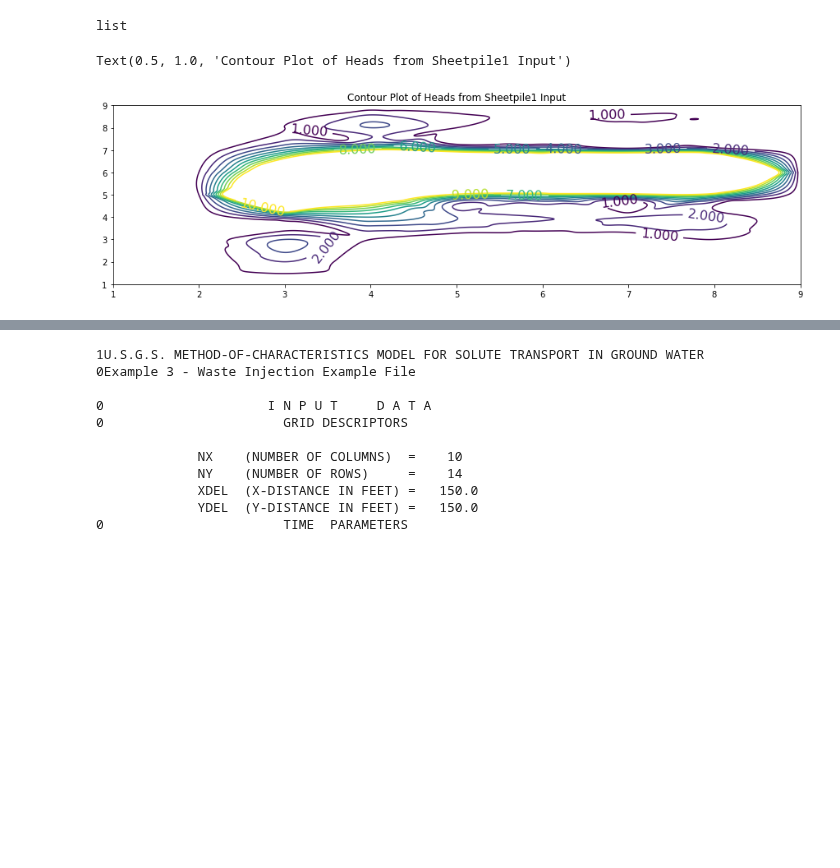
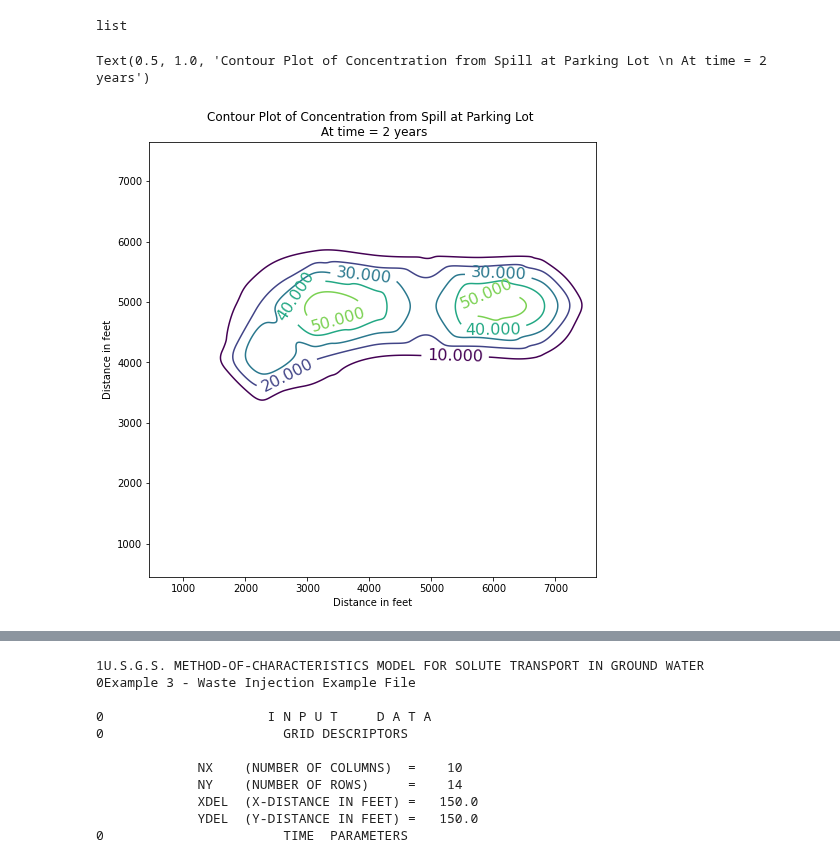
Before and after one commit to dustykat/ce-5364-webroot, a Jupyter notebook: ce5364notes/_build/jupyter_execute/chapters/12usgsmocmodel/usgsmoc.ipynb, the cells around one changed output, grey strips where cells are left out. Saved outputs shown, nothing was run; the diff lists cells and outputs as text; code cells hidden in the pictures; blank space fills up the shorter version.

```diff
--- a/ce5364notes/_build/jupyter_execute/chapters/12usgsmocmodel/usgsmoc.ipynb
+++ b/ce5364notes/_build/jupyter_execute/chapters/12usgsmocmodel/usgsmoc.ipynb
@@ -375,6 +375,13 @@ ascii_array = [
 distancex=[1,2,3,4,5,6,7,8,9]
 distancey=[1,2,3,4,5,6,7,8,9]
 
+distancex[0]=450
+distancey[0]=450
+
+for i in range(1, len(distancex)):
+    distancex[i]=distancex[i-1]+900
+    distancey[i]=distancey[i-1]+900
+
 type(distancex)
 # %% [output]
 list
@@ -382,38 +389,40 @@ list
 ############# Contour Plot
 nrows=9
 ncols=9
 my_xyz = [] # empty list
 for irow in range(nrows):
     for jcol in range(ncols):
 #        my_xyz.append([distancex[0][jcol],distancey[0][irow],head[irow][jcol]])
         my_xyz.append([distancex[jcol],distancey[irow],ascii_array[irow][jcol]])
 import pandas
 my_xyz = pandas.DataFrame(my_xyz) # convert into a data frame
 #print(my_xyz) # activate to examine the dataframe
 import numpy
 import matplotlib.pyplot
 from scipy.interpolate import griddata
 # extract lists from the dataframe
 coord_x = my_xyz[0].values.tolist() # column 0 of dataframe
 coord_y = my_xyz[1].values.tolist() # column 1 of dataframe
 coord_z = my_xyz[2].values.tolist() # column 2 of dataframe
 coord_xy = numpy.column_stack((coord_x, coord_y))
 # Set plotting range in original data units
 lon = numpy.linspace(min(coord_x), max(coord_x), 3000)
 lat = numpy.linspace(min(coord_y), max(coord_y), 800)
 X, Y = numpy.meshgrid(lon, lat)
 # Grid the data; use linear interpolation (choices are nearest, linear, cubic)
 Z = griddata(numpy.array(coord_xy), numpy.array(coord_z), (X, Y), method='cubic')
 # Build the map
 fig, ax = matplotlib.pyplot.subplots()
-fig.set_size_inches(15, 4)
-levels1 = [1,2,3,4,5,6,7,8,9,10]
+fig.set_size_inches(8,8)
+levels1 = [10,20,30,40,50,60]
 CS = ax.contour(X, Y, Z, levels1)
 ax.clabel(CS, inline=2, fontsize=16)
-ax.set_title('Contour Plot of Heads from Sheetpile1 Input')
+ax.set_xlabel("Distance in feet")
+ax.set_ylabel("Distance in feet")
+ax.set_title('Contour Plot of Concentration from Spill at Parking Lot \n At time = 2 years')
 # %% [output]
-Text(0.5, 1.0, 'Contour Plot of Heads from Sheetpile1 Input')
+Text(0.5, 1.0, 'Contour Plot of Concentration from Spill at Parking Lot \n At time = 2 years')
-[figure, old version]
+[figure, new version]
 # %% [markdown]
 The computer software can also be used to model vertical aquifer slices and one-dimensional transport pg. 35 of the software documentation contains information on how to do these tasks.
 
```
Also changed, not shown: parts of 1 cell of this notebook, 10 other files.
